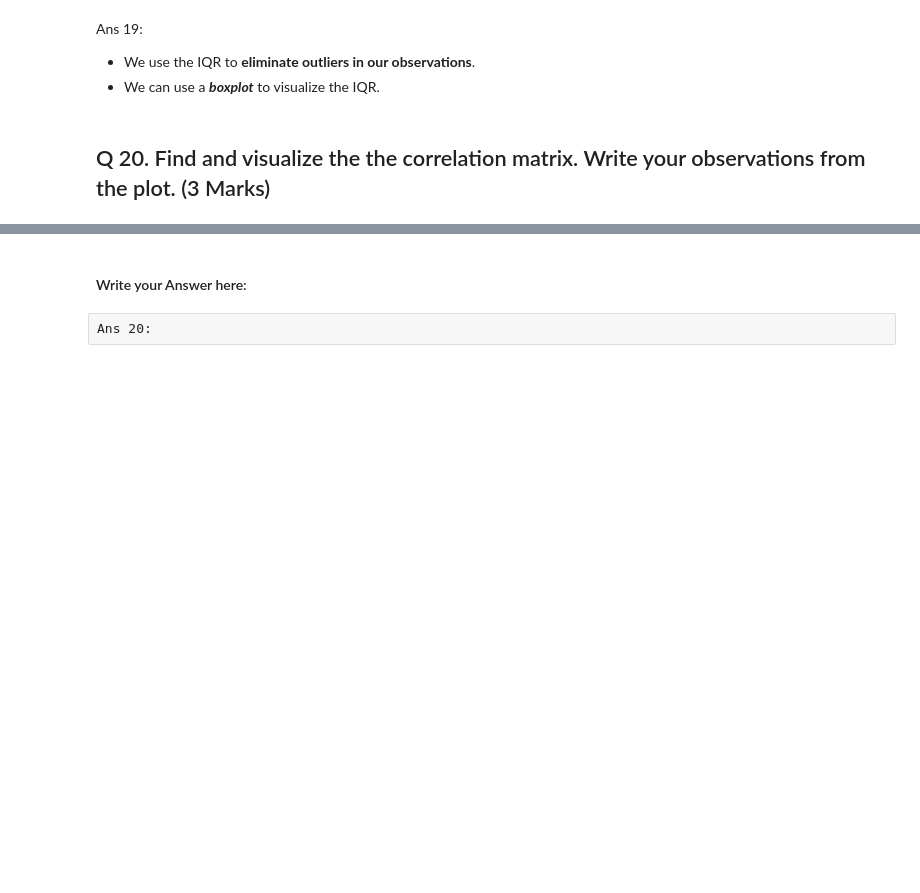
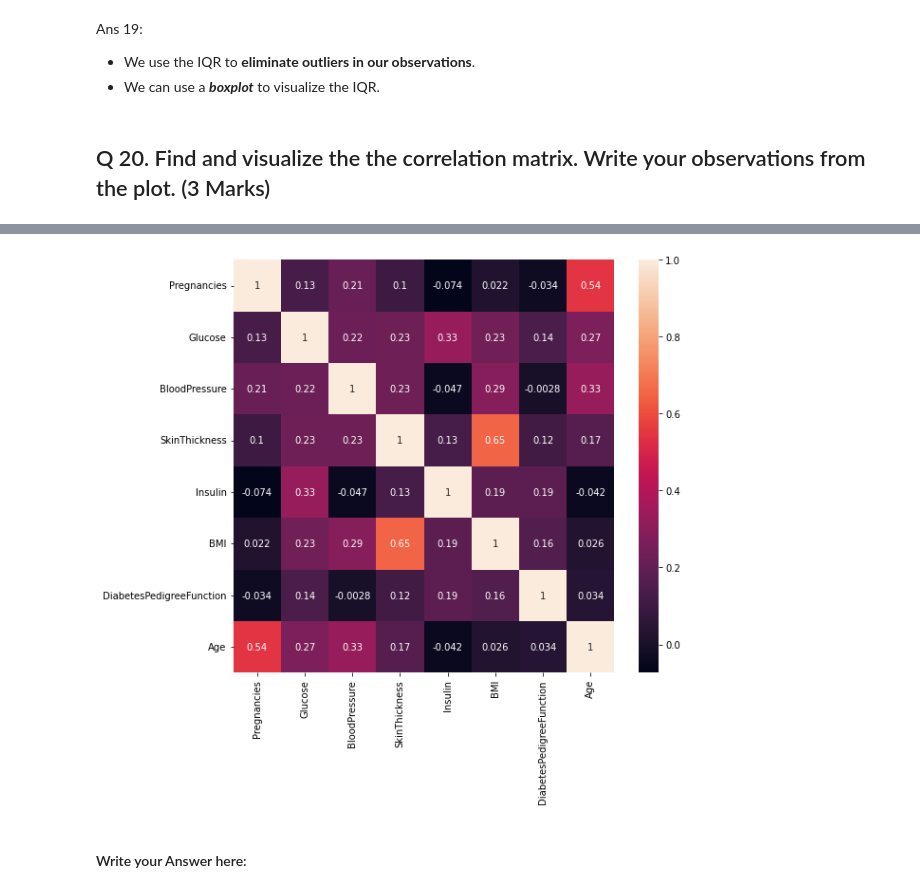
Before and after one commit to AlexHamn/pima-diabetes-analysis, a Jupyter notebook: diabetesAnalysis.ipynb, the cells around one changed output, grey strips where cells are left out. Cells and saved outputs as stored; diff of their text form; code cells hidden in the pictures; blank space fills up the shorter version.

Commit message:
Correlation matrix plot and analysis

```diff
--- a/diabetesAnalysis.ipynb
+++ b/diabetesAnalysis.ipynb
@@ -514,7 +514,7 @@ Ans 19:
 # %%
 #remove _____ & write the appropriate function name and run the code
 
-corr_matrix = pima.iloc[:,0:8].______
+corr_matrix = pima.iloc[:,0:8].corr()
 
 corr_matrix
 # %% [output]
@@ -522,12 +530,12 @@ AttributeError: 'DataFrame' object has no attribute '______'
 # %%
 #remove _____ & write the appropriate function name
 
-plt.figure(figsize=(8,8))
-sns._______(corr_matrix, annot = True)
+plt.figure(figsize=(9,8))
+sns.heatmap(corr_matrix, annot = True)
 
 # display the plot
 plt.show()
+# %% [output]
+[figure, added]
 # %% [markdown]
 #### Write your Answer here:
-# %% [raw]
-Ans 20:
```
Also changed, not shown: parts of 2 cells of this notebook.
